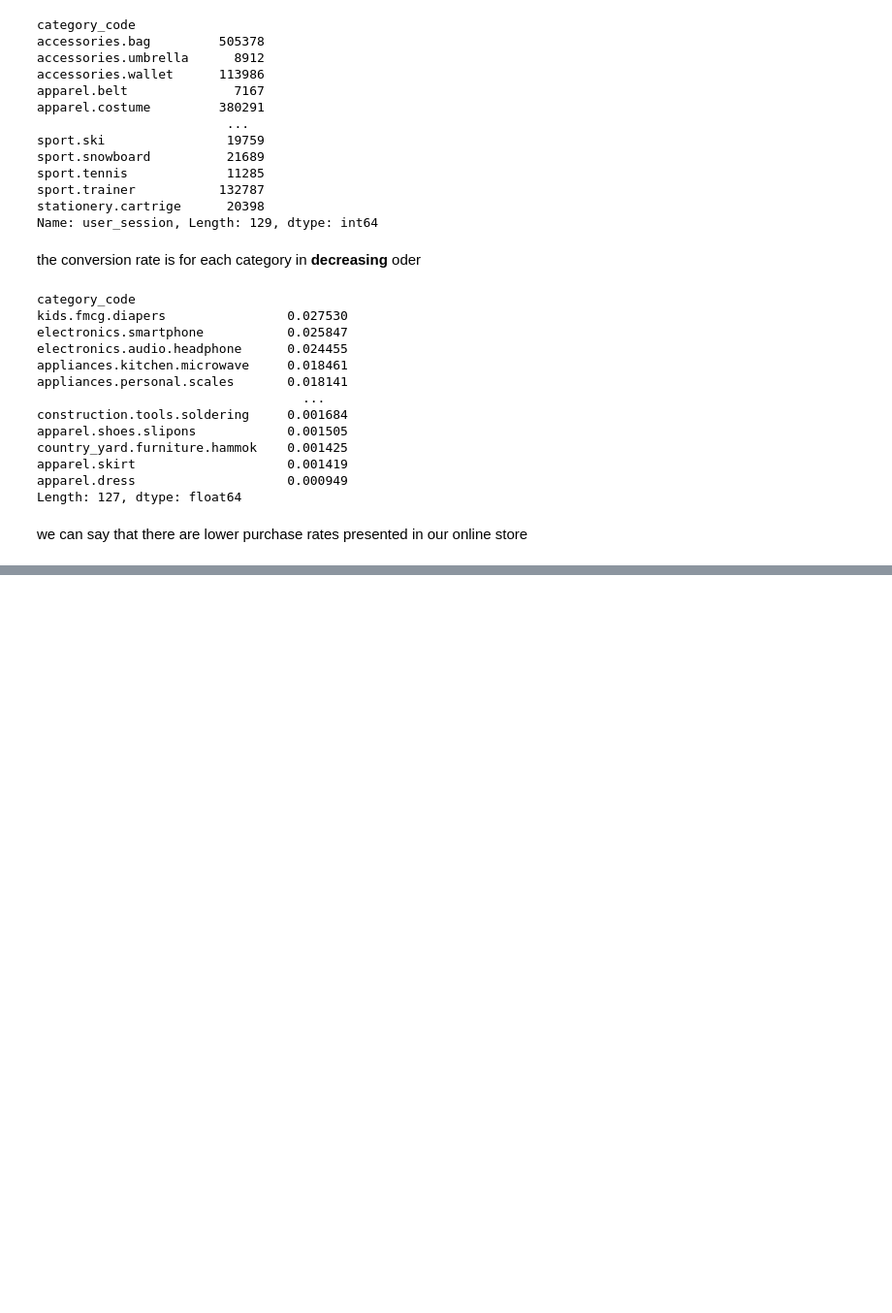
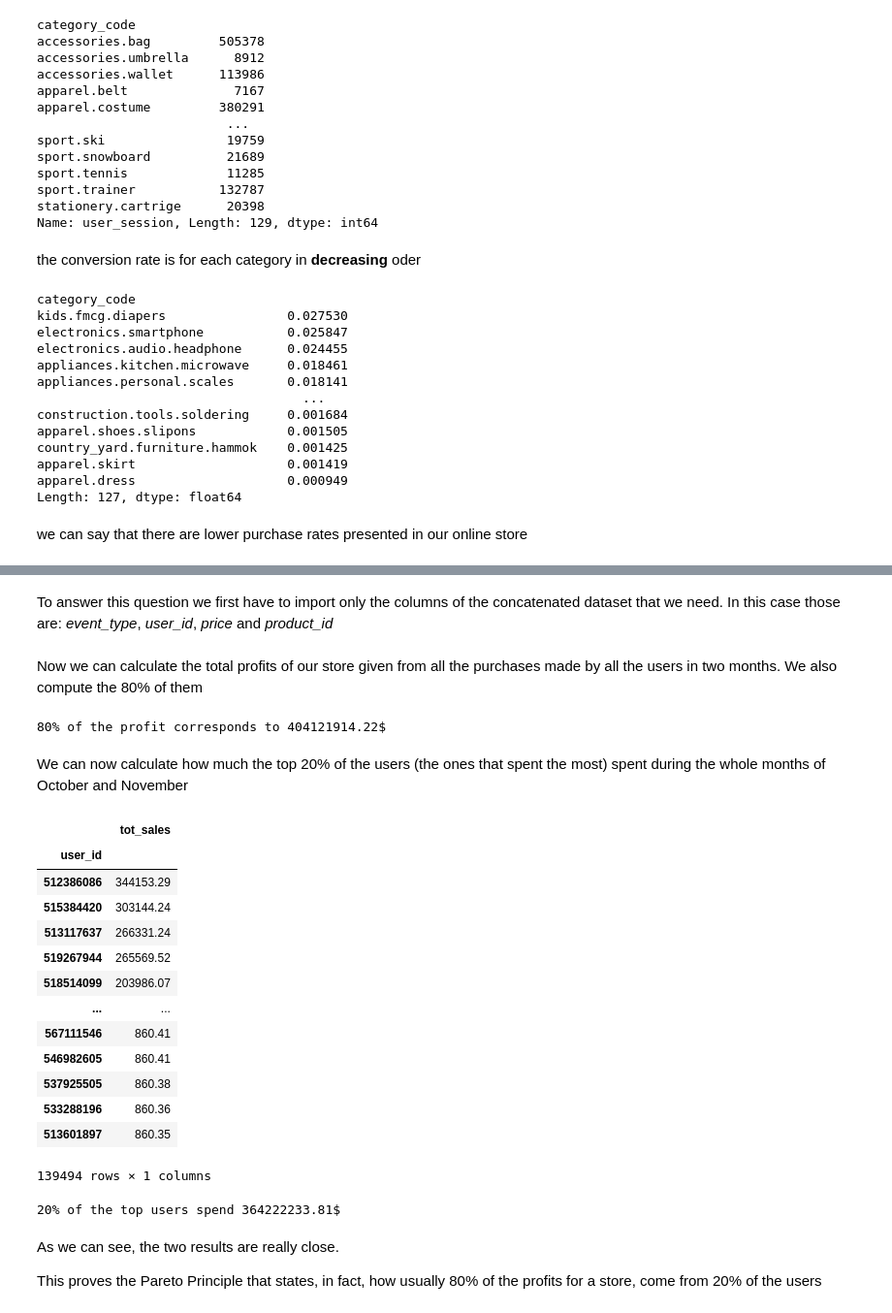
Before and after one commit to giuliacasale/ADM-HW2, a Jupyter notebook: ADM-HOMEWORK2.ipynb, the cells around one changed output, grey strips where cells are left out. Shown at 97% size. Saved outputs shown, nothing was run; the diff lists cells and outputs as text; code cells hidden in the pictures; blank space fills up the shorter version.

Commit message:
last touches
q7 and exploring datasets

```diff
--- a/ADM-HOMEWORK2.ipynb
+++ b/ADM-HOMEWORK2.ipynb
@@ -514,0 +554,39 @@ we can say that there are lower purchase rates presented in our online store
+# %% [markdown]
+To answer this question we first have to import only the columns of the concatenated dataset that we need. In this case those are: *event_type*, *user_id*, *price* and *product_id*
+# %%
+df7 = fn.read_data(df_names)
+# %% [markdown]
+Now we can calculate the total profits of our store given from all the purchases made by all the users in two months. We also compute the 80% of them
+# %%
+purchases = df7[df7.event_type=='purchase'].price.sum()
+pur_80 = .8*purchases
+print(f'80% of the profit corresponds to {round(pur_80,2)}$')
+# %% [output]
+80% of the profit corresponds to 404121914.22$
+# %% [markdown]
+We can now calculate how much the top 20% of the users (the ones that spent the most) spent during the whole months of October and November
+# %%
+profit_from_top_users = fn.proof_pareto_principle(df7)
+# %% [output]
+|  | tot_sales |
+| user_id |  |
+| 512386086 | 344153.29 |
+| 515384420 | 303144.24 |
+| 513117637 | 266331.24 |
+| 519267944 | 265569.52 |
+| 518514099 | 203986.07 |
+| ... | ... |
+| 567111546 | 860.41 |
+| 546982605 | 860.41 |
+| 537925505 | 860.38 |
+| 533288196 | 860.36 |
+| 513601897 | 860.35 |
+139494 rows × 1 columns
+# %%
+print(f'20% of the top users spend {profit_from_top_users}$')
+# %% [output]
+20% of the top users spend 364222233.81$
+# %% [markdown]
+As we can see, the two results are really close.
+
+This proves the Pareto Principle that states, in fact, how usually 80% of the profits for a store, come from 20% of the users
```
Also changed, not shown: parts of 23 cells of this notebook.
